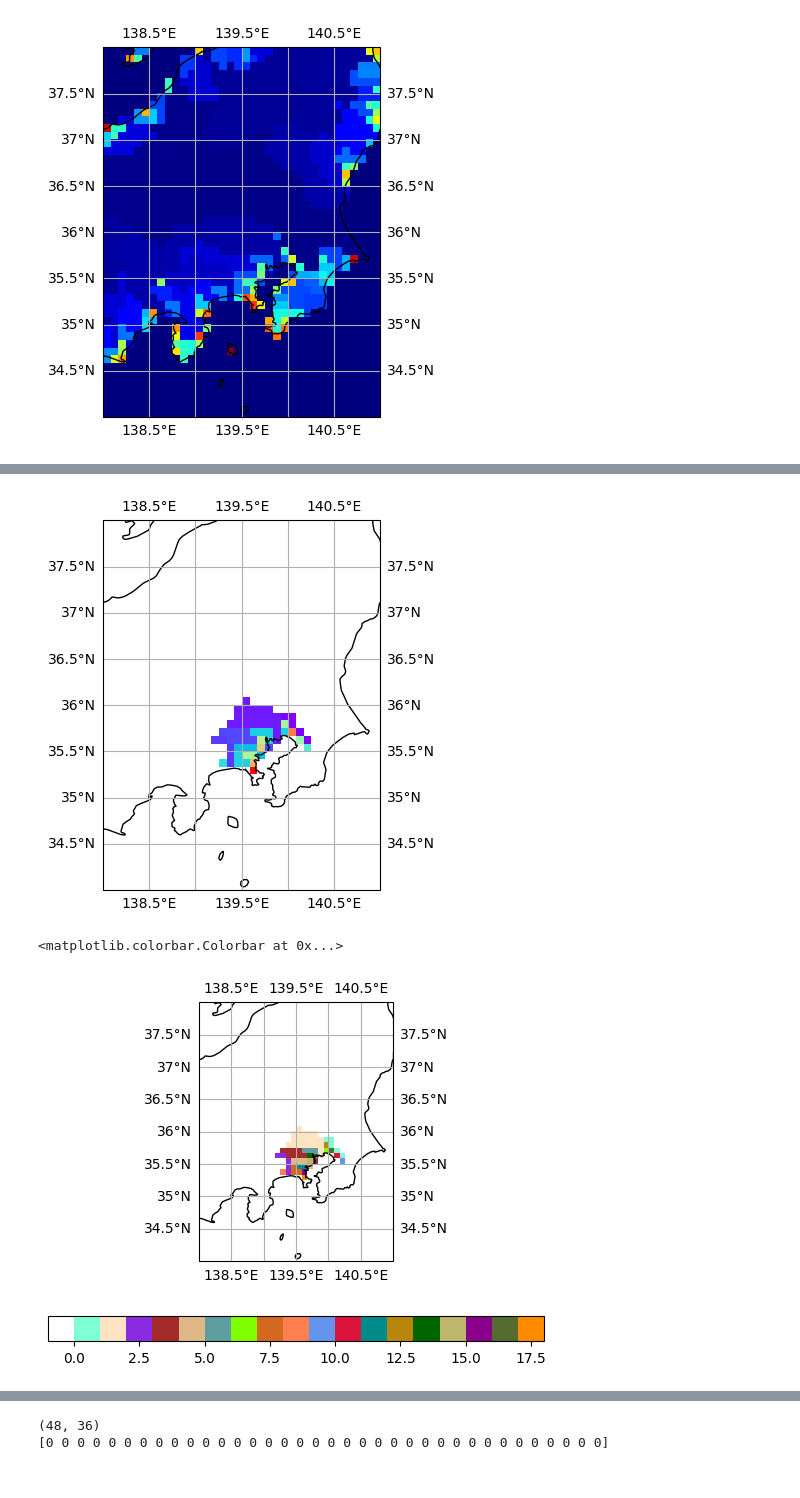
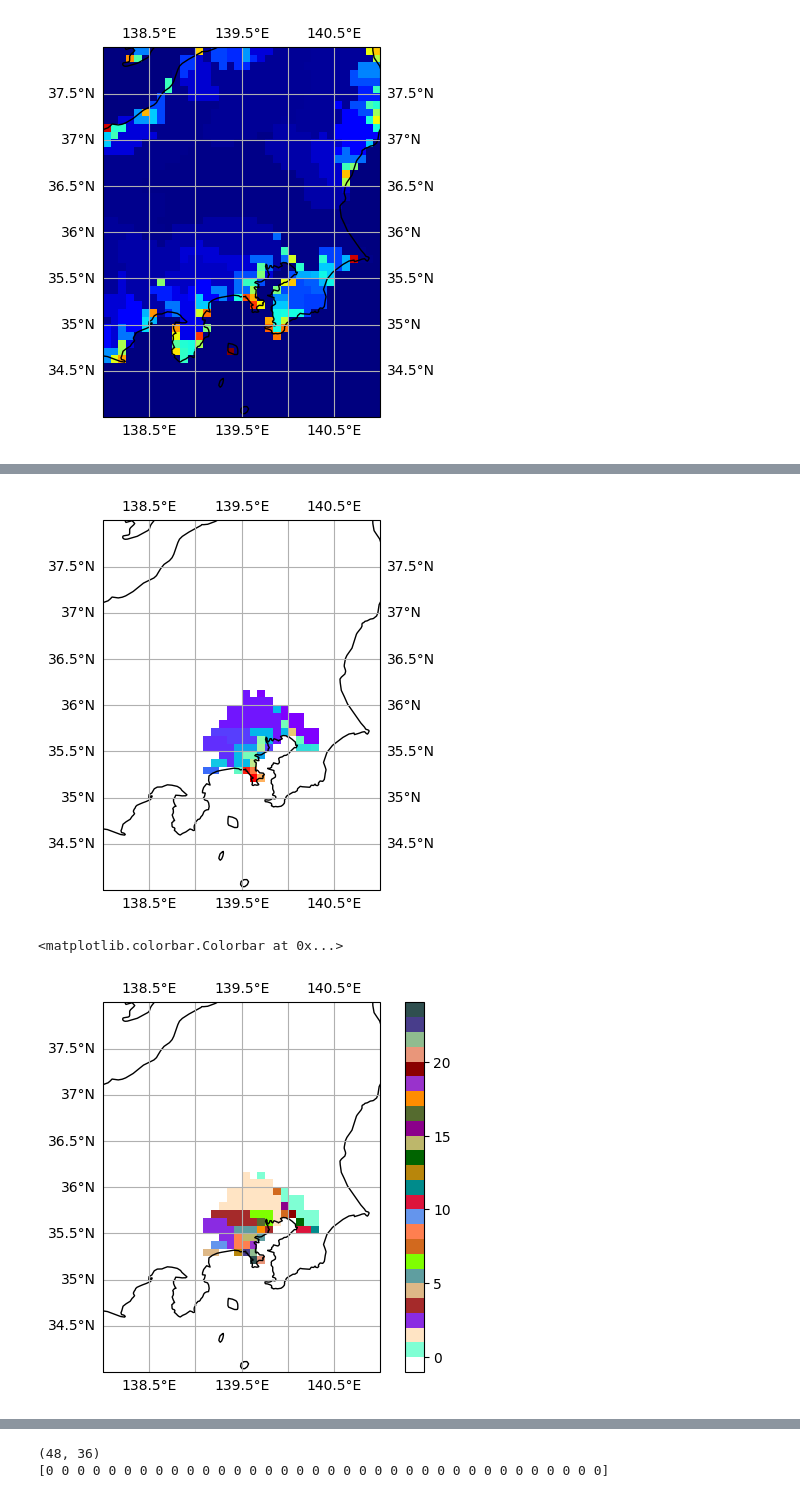
Before and after one commit to HalKiyo/h08_urban, a Jupyter notebook: region/pre/tokyo/lndmask_tokyo.ipynb, the cells around one changed output, grey strips where cells are left out. Drawn from its saved outputs; the diff is of its cells as text; code cells hidden in the pictures.

```diff
--- a/region/pre/tokyo/lndmask_tokyo.ipynb
+++ b/region/pre/tokyo/lndmask_tokyo.ipynb
@@ -78,7 +143,6 @@ tag = '.tk5'
 city_num = 1
 #
 resolution = 12
-POP='gpw4'
 #
 SUF = '.gl5'
 dtype = 'float32'
@@ -103,7 +167,8 @@ savedir = f"/mnt/c/Users/tsimk/Downloads/dotfiles/h08/region"
 #
 rivnum_path = f"{loaddir}/dat/riv_num_/rivnum.CAMA{SUF}"
 maskpath = f"{loaddir}/dat/lnd_msk_/lndmask.CAMA{SUF}"
-ctymsk_path =f"{loaddir}/dat/cty_msk_/{POP}/city_{city_num:08}{SUF}"
+#ctymsk_path =f"{loaddir}/dat/cty_msk_/gpw4/city_{city_num:08}{SUF}"
+ctymsk_path =f"{loaddir}/dat/vld_cty_/city_{city_num:08}{SUF}"
 # %%
 #
 rivnum = np.fromfile(rivnum_path, dtype=dtype)
@@ -140,37 +205,38 @@ ax.coastlines()
 ax.gridlines(draw_labels=True)
 im = ax.imshow(rivnum_region, extent=img_extent, transform=projection, cmap='rainbow')
 # %% [output]
-[figure, old version]
+[figure, new version]
 # %%
 # no remove
 remove_basin_grid_threshold = 1
 #
 rivnum_cropped_masked = np.ma.masked_array(rivnum_cropped, np.isnan(rivnum_cropped))
 unique_values, counts = np.unique(rivnum_cropped_masked.compressed(), return_counts=True)
 value_counts_dict = dict(zip(unique_values, counts))
 sorted_dict_by_value_descending = dict(sorted(value_counts_dict.items(), key=lambda item: item[1], reverse=True))
 filtered_dict = {key: value for key, value in sorted_dict_by_value_descending.items() if value >= remove_basin_grid_threshold}
 #
 rivnum_region_removed = np.ma.masked_all(rivnum_cropped.shape, dtype=dtype)
 for rivnum_id in filtered_dict.keys():
     matching_positions = np.where(rivnum_region.data == rivnum_id)
     rivnum_region_removed[matching_positions] = rivnum_id
 #
 rivnum_region_removed = np.ma.masked_where(~np.isfinite(rivnum_region_removed) | (rivnum_region_removed == 0), rivnum_region_removed)
 #
 num_colors, index_dict, cmap = make_cmap(rivnum_region_removed)
 indexed_data = np.vectorize(get_index)(rivnum_region_removed, index_dict)
 #
 fig = plt.figure()
 ax = plt.subplot(projection=projection)
 ax.coastlines()
-ax.gridlines(draw_labels=True)
+gl = ax.gridlines(draw_labels=True)
+gl.right_labels = False
 im = ax.imshow(indexed_data, extent=img_extent, transform=projection,
                vmin=-1, vmax=num_colors, cmap=cmap)
-fig.colorbar(im, ax=ax, orientation='horizontal')
+fig.colorbar(im, ax=ax, orientation='vertical')
 # %% [output]
 <matplotlib.colorbar.Colorbar at 0x...>
-[figure, old version]
+[figure, new version]
 # %%
 #
 unique_ids = np.unique(rivnum_region_removed.compressed())
```
Also changed, not shown: parts of 4 cells of this notebook, 2 other files.
